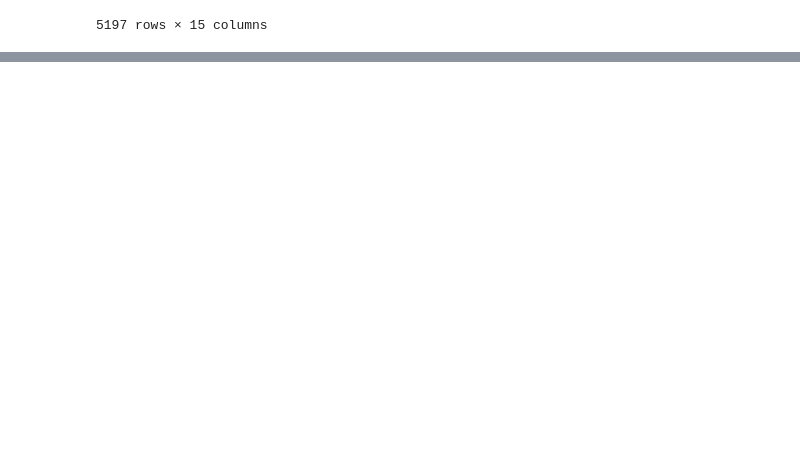
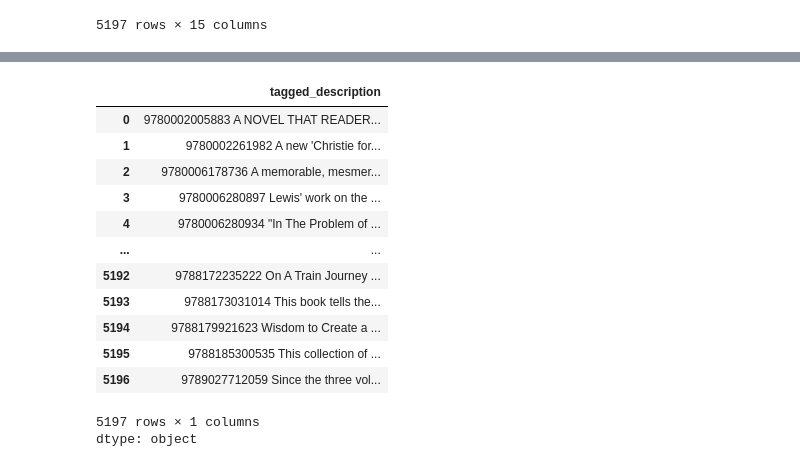
Before and after one commit to likitreddy/book-recommendation-system, a Jupyter notebook: Untitled6.ipynb, the cells around one changed output, grey strips where cells are left out. Cells and saved outputs as stored; diff of their text form; code cells hidden in the pictures; blank space fills up the shorter version.

```diff
--- a/Untitled6.ipynb
+++ b/Untitled6.ipynb
@@ -208,0 +330,17 @@ book_missing_25_words
+# %%
+books["tagged_description"]
+# %% [output]
+|  | tagged_description |
+| 0 | 9780002005883 A NOVEL THAT READER... |
+| 1 | 9780002261982 A new 'Christie for... |
+| 2 | 9780006178736 A memorable, mesmer... |
+| 3 | 9780006280897 Lewis' work on the ... |
+| 4 | 9780006280934 "In The Problem of ... |
+| ... | ... |
+| 5192 | 9788172235222 On A Train Journey ... |
+| 5193 | 9788173031014 This book tells the... |
+| 5194 | 9788179921623 Wisdom to Create a ... |
+| 5195 | 9788185300535 This collection of ... |
+| 5196 | 9789027712059 Since the three vol... |
+5197 rows × 1 columns
+dtype: object
```
Also changed, not shown: parts of 14 cells of this notebook.
